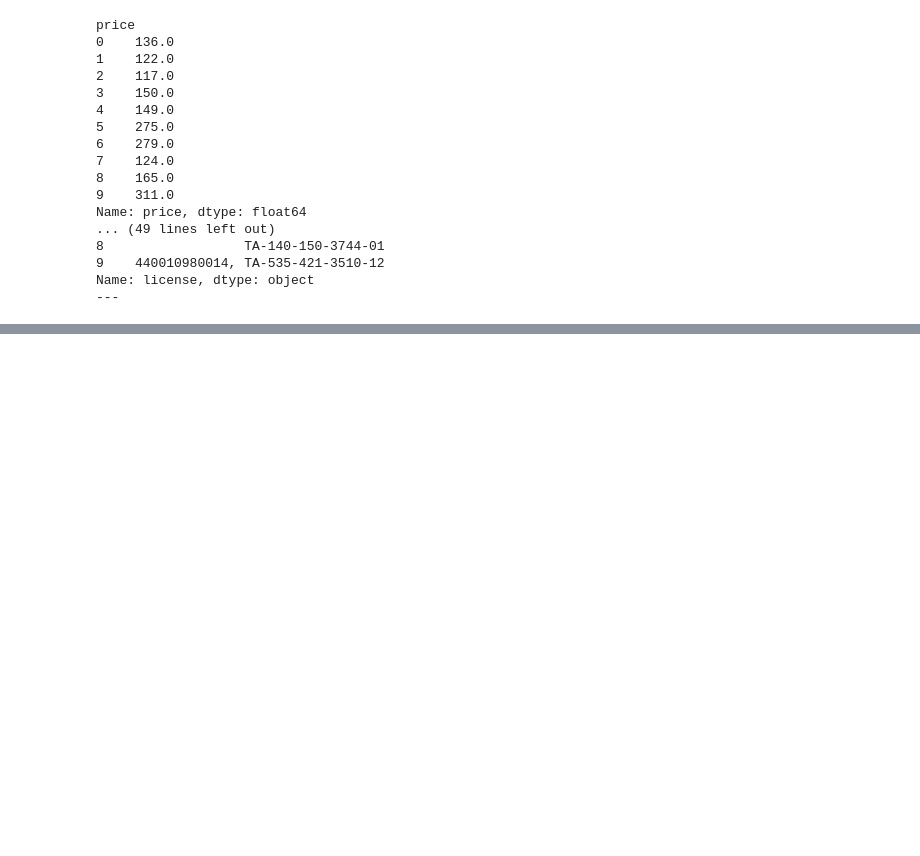
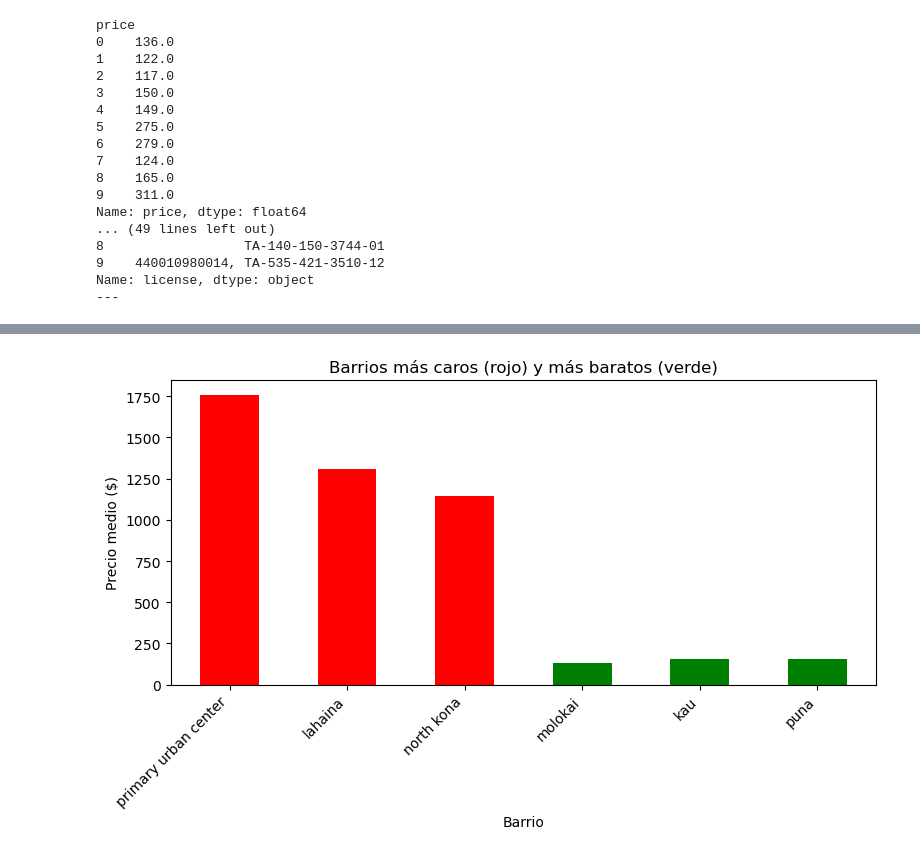
Before and after one commit to AnaIsabel8/Mod3-proyecto-final-individual, a Jupyter notebook: Mod3-proyecto-final-individual/Mod3 proyecto final.ipynb, the cells around one changed output, grey strips where cells are left out. Saved outputs shown, nothing was run; the diff lists cells and outputs as text; code cells hidden in the pictures; blank space fills up the shorter version.

```diff
--- a/Mod3-proyecto-final-individual/Mod3 proyecto final.ipynb
+++ b/Mod3-proyecto-final-individual/Mod3 proyecto final.ipynb
@@ -347,0 +433,15 @@ for i in columnas_categoricas:
+# %%
+# 3.1.4  ¿Qué barrios presentan los precios más altos y cuáles los más bajos?
+
+
+precios_por_barrio = df_alojamientos.groupby("neighbourhood")["price"].mean()
+
+
+mas_caros = precios_por_barrio.sort_values(ascending=False).head(3)
+print("Barrios más caros:")
+print(mas_caros)
+
+
+mas_baratos = precios_por_barrio.sort_values(ascending=True).head(3)
+print("\nBarrios más baratos:")
+print(mas_baratos)
@@ -347,0 +462,12 @@ for i in columnas_categoricas:
+# %%
+
+precios_top = pd.concat([mas_caros, mas_baratos])
+precios_top.plot(kind='bar', color=['red','red','red','green','green','green'], figsize=(8,5))
+plt.title("Barrios más caros (rojo) y más baratos (verde)")
+plt.ylabel("Precio medio ($)")
+plt.xlabel("Barrio")
+plt.xticks(rotation=45, ha='right')
+plt.tight_layout()
+plt.show()
+# %% [output]
+[figure, added]
```
Also changed, not shown: parts of 29 cells of this notebook, 2 other files.
